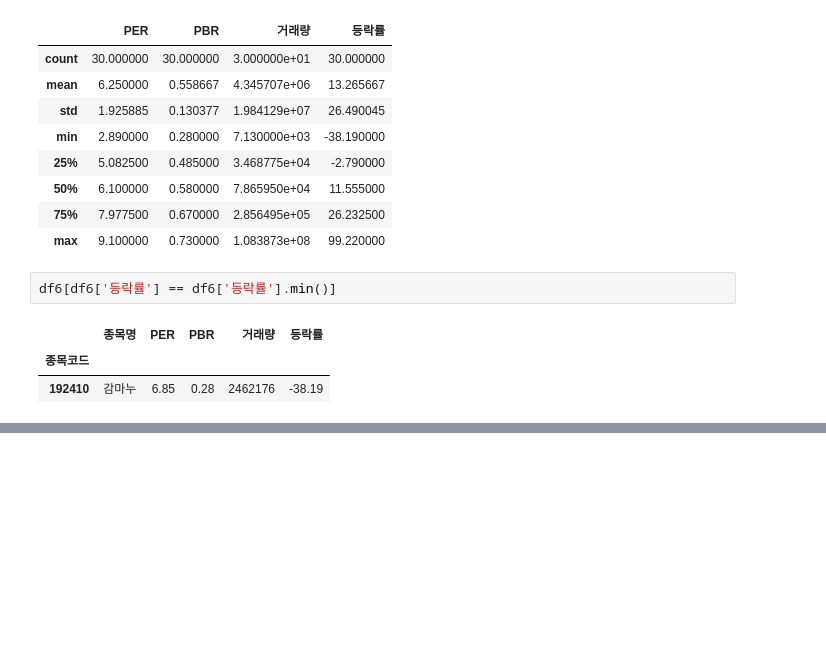
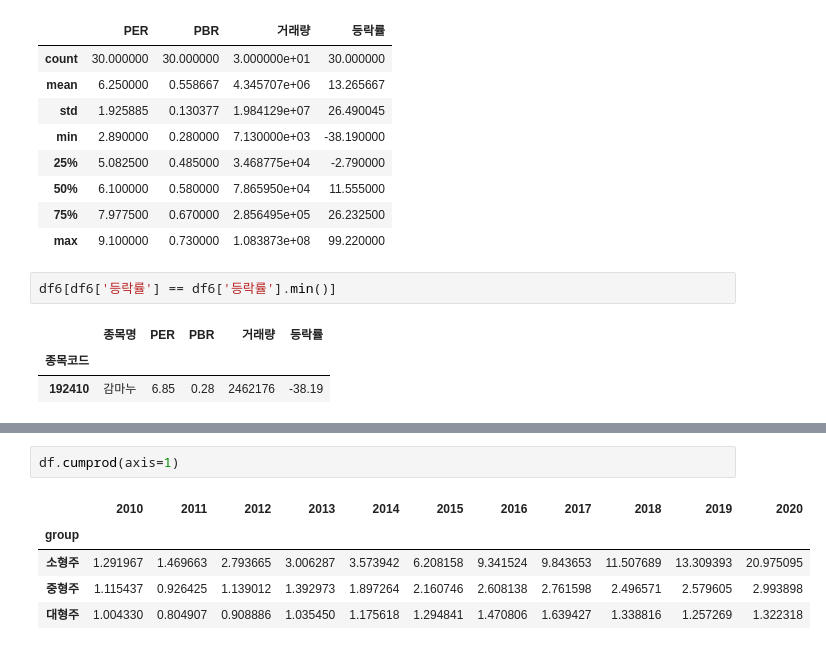
Before and after one commit to sharebook-kr/book-pandas-for-finance, a Jupyter notebook: ch12/ch12_per_pbr.ipynb, the cells around one changed output, grey strips where cells are left out. Saved outputs shown, nothing was run; the diff lists cells and outputs as text; blank space fills up the shorter version.

```diff
--- a/ch12/ch12_per_pbr.ipynb
+++ b/ch12/ch12_per_pbr.ipynb
@@ -298,0 +431,8 @@ df6[df6['등락률'] == df6['등락률'].min()]
+# %%
+df.cumprod(axis=1)
+# %% [output]
+|  | 2010 | 2011 | 2012 | 2013 | 2014 | 2015 | 2016 | 2017 | 2018 | 2019 | 2020 |
+| group |  |  |  |  |  |  |  |  |  |  |  |
+| 소형주 | 1.291967 | 1.469663 | 2.793665 | 3.006287 | 3.573942 | 6.208158 | 9.341524 | 9.843653 | 11.507689 | 13.309393 | 20.975095 |
+| 중형주 | 1.115437 | 0.926425 | 1.139012 | 1.392973 | 1.897264 | 2.160746 | 2.608138 | 2.761598 | 2.496571 | 2.579605 | 2.993898 |
+| 대형주 | 1.004330 | 0.804907 | 0.908886 | 1.035450 | 1.175618 | 1.294841 | 1.470806 | 1.639427 | 1.338816 | 1.257269 | 1.322318 |
```
Also changed, not shown: parts of 12 cells of this notebook, 1 other file.
